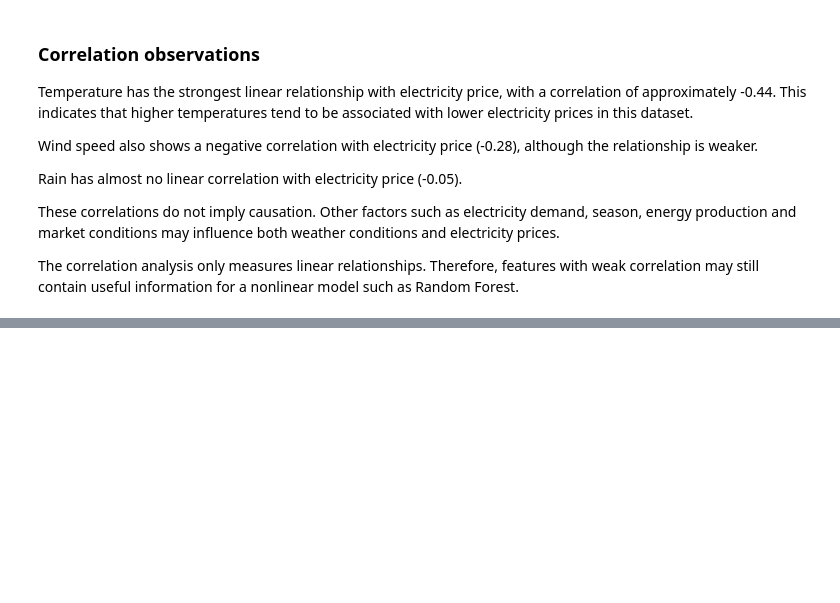
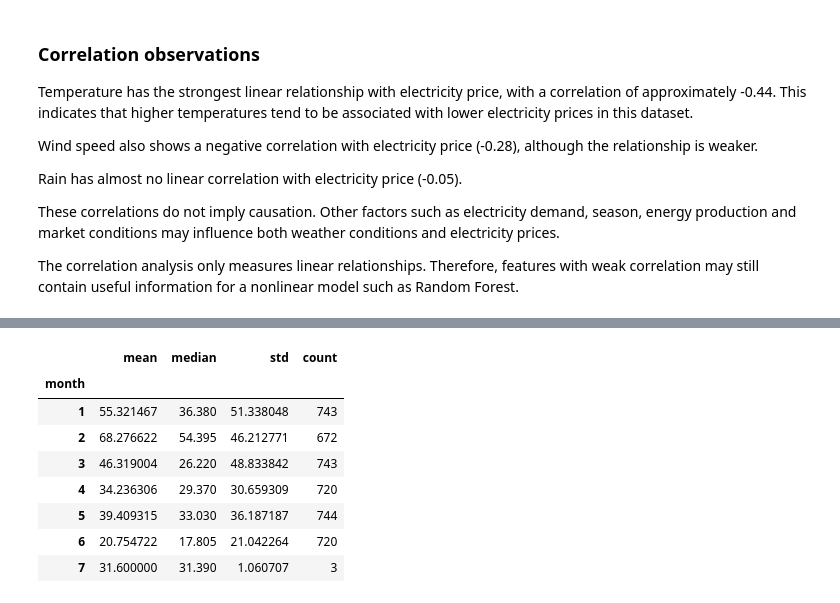
Before and after one commit to Grevendev/Predictor, a Jupyter notebook: models/eda.ipynb, the cells around one changed output, grey strips where cells are left out. Drawn from its saved outputs; the diff is of its cells as text; code cells hidden in the pictures; blank space fills up the shorter version.

```diff
--- a/models/eda.ipynb
+++ b/models/eda.ipynb
@@ -270,0 +404,17 @@ a nonlinear model such as Random Forest.
+# %%
+monthly_prices = (
+    df.groupby("month")["spot_price_eur_mwh"]
+    .agg(["mean", "median", "std", "count"])
+)
+
+monthly_prices
+# %% [output]
+|  | mean | median | std | count |
+| month |  |  |  |  |
+| 1 | 55.321467 | 36.380 | 51.338048 | 743 |
+| 2 | 68.276622 | 54.395 | 46.212771 | 672 |
+| 3 | 46.319004 | 26.220 | 48.833842 | 743 |
+| 4 | 34.236306 | 29.370 | 30.659309 | 720 |
+| 5 | 39.409315 | 33.030 | 36.187187 | 744 |
+| 6 | 20.754722 | 17.805 | 21.042264 | 720 |
+| 7 | 31.600000 | 31.390 | 1.060707 | 3 |
```
Also changed, not shown: parts of 9 cells of this notebook, 1 other file.
